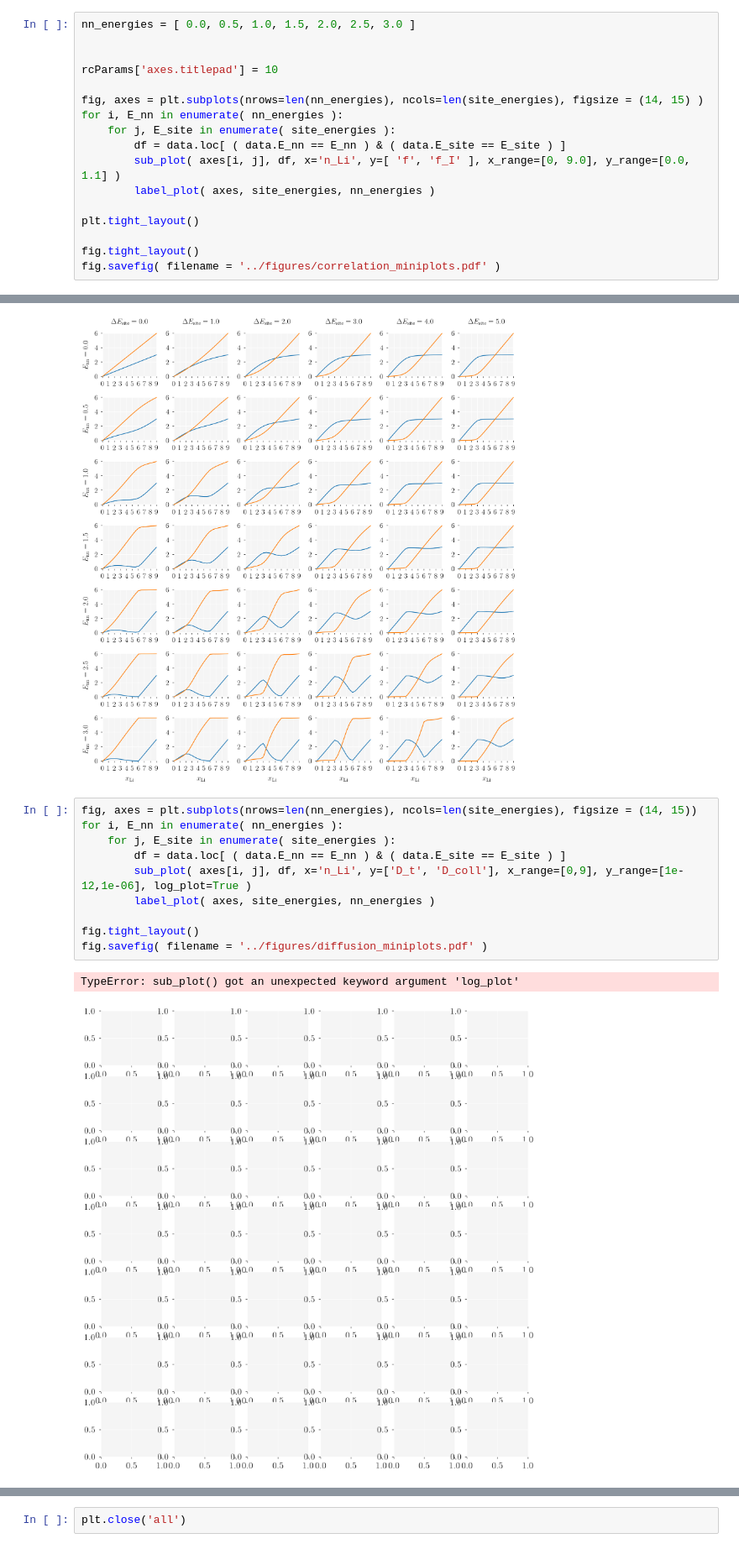
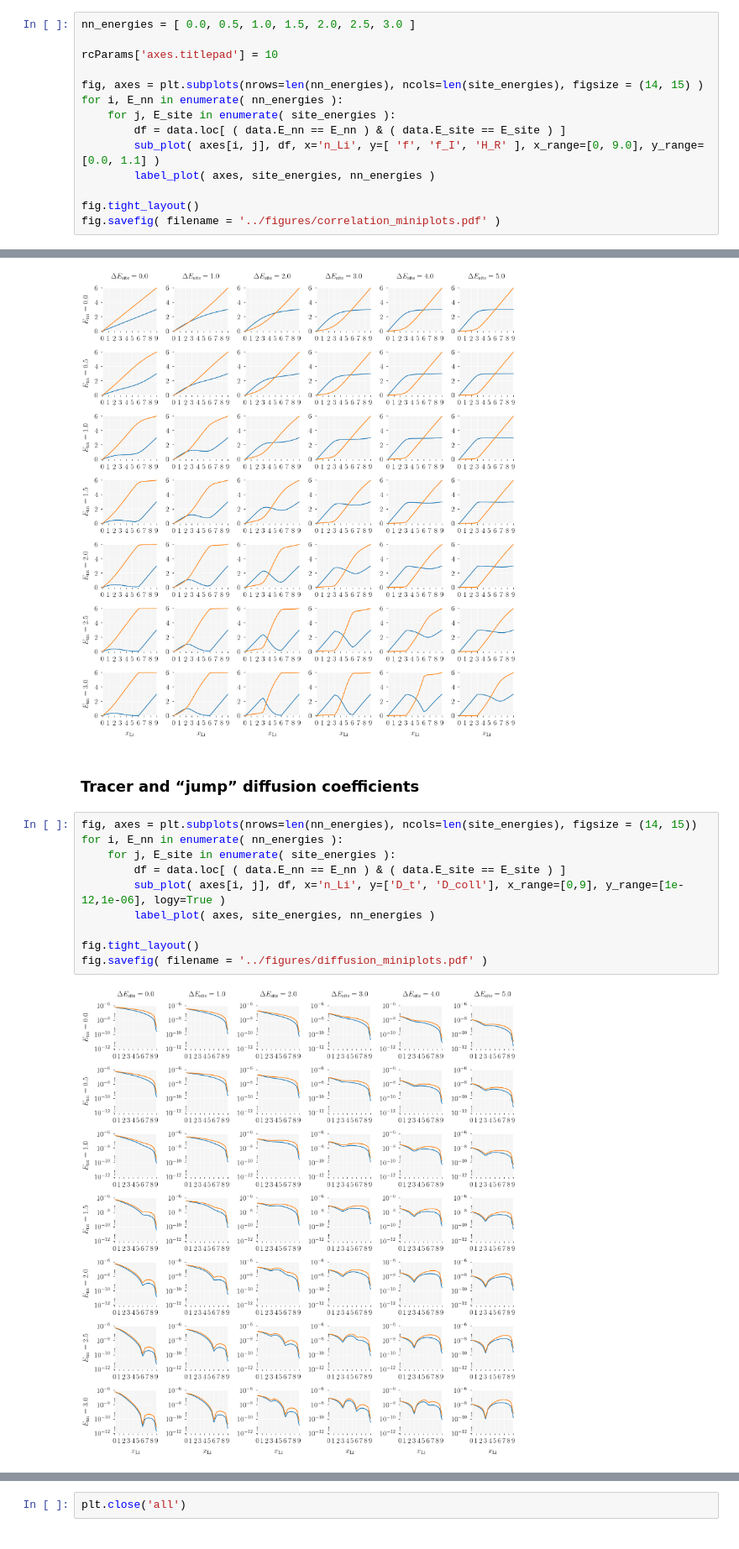
Before and after one commit to bjmorgan/garnet-lgmc-data, a Jupyter notebook: analysis/garnet_LGMC.ipynb, the cells around one changed output, grey strips where cells are left out. Shown at 84% size. Cells and saved outputs as stored; diff of their text form.

```diff
--- a/analysis/garnet_LGMC.ipynb
+++ b/analysis/garnet_LGMC.ipynb
@@ -271,6 +275,5 @@ def label_plot( axes, site_energies, nn_energies ):
 # %%
 nn_energies = [ 0.0, 0.5, 1.0, 1.5, 2.0, 2.5, 3.0 ]
-
 
 rcParams['axes.titlepad'] = 10
 
@@ -278,10 +281,8 @@ fig, axes = plt.subplots(nrows=len(nn_energies), ncols=len(site_energies), figsi
 for i, E_nn in enumerate( nn_energies ):
     for j, E_site in enumerate( site_energies ):
         df = data.loc[ ( data.E_nn == E_nn ) & ( data.E_site == E_site ) ]
-        sub_plot( axes[i, j], df, x='n_Li', y=[ 'f', 'f_I' ], x_range=[0, 9.0], y_range=[0.0, 1.1] )
+        sub_plot( axes[i, j], df, x='n_Li', y=[ 'f', 'f_I', 'H_R' ], x_range=[0, 9.0], y_range=[0.0, 1.1] )
         label_plot( axes, site_energies, nn_energies )
-
-plt.tight_layout()
 
 fig.tight_layout()
 fig.savefig( filename = '../figures/correlation_miniplots.pdf' )
@@ -299,16 +302,17 @@ fig.tight_layout()
 fig.savefig( filename = '../figures/site_occupation_miniplots.pdf' )
 # %% [output]
 [figure]
+# %% [markdown]
+### Tracer and &ldquo;jump&rdquo; diffusion coefficients
 # %%
 fig, axes = plt.subplots(nrows=len(nn_energies), ncols=len(site_energies), figsize = (14, 15))
 for i, E_nn in enumerate( nn_energies ):
     for j, E_site in enumerate( site_energies ):
         df = data.loc[ ( data.E_nn == E_nn ) & ( data.E_site == E_site ) ]
-        sub_plot( axes[i, j], df, x='n_Li', y=['D_t', 'D_coll'], x_range=[0,9], y_range=[1e-12,1e-06], log_plot=True )
+        sub_plot( axes[i, j], df, x='n_Li', y=['D_t', 'D_coll'], x_range=[0,9], y_range=[1e-12,1e-06], logy=True )
         label_plot( axes, site_energies, nn_energies )
 
 fig.tight_layout()
 fig.savefig( filename = '../figures/diffusion_miniplots.pdf' )
 # %% [output]
-TypeError: sub_plot() got an unexpected keyword argument 'log_plot'
-[figure, old version]
+[figure, new version]
```
Also changed, not shown: parts of 15 cells of this notebook, 9 other files.
